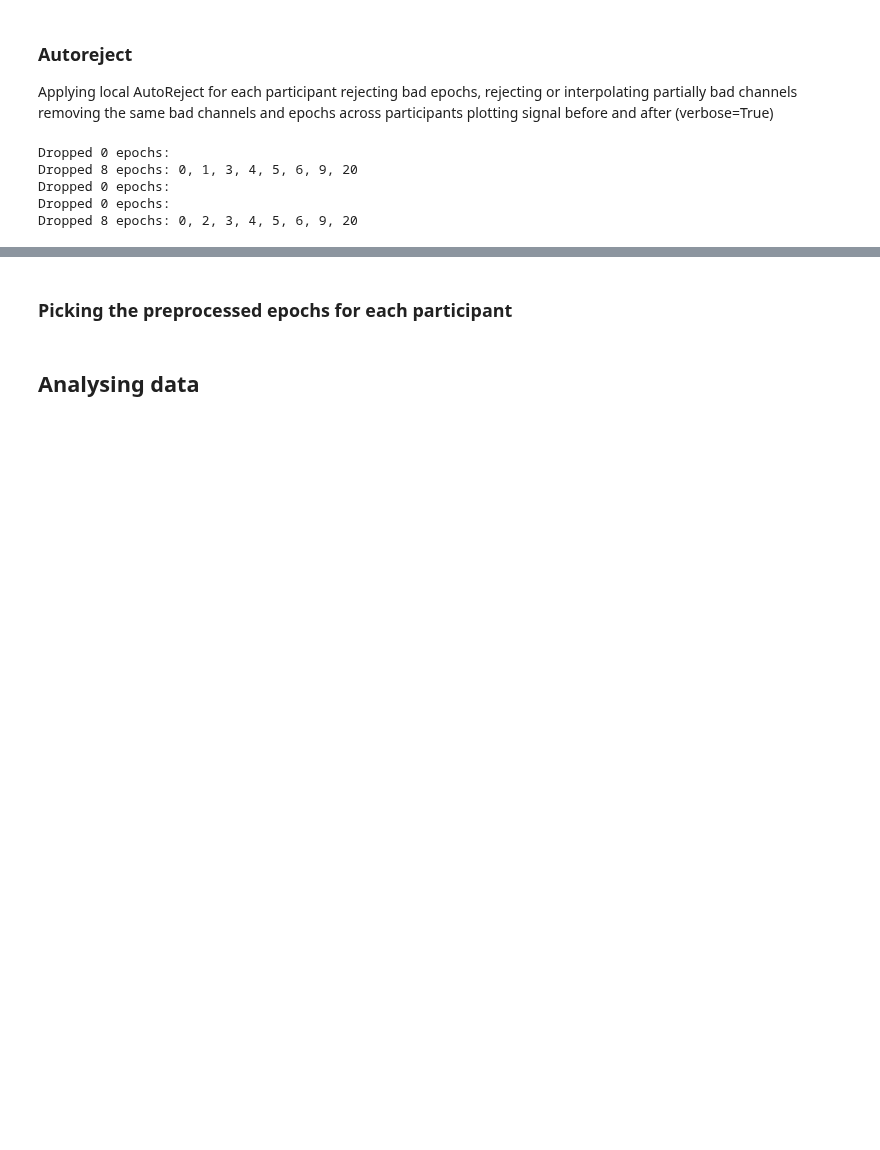
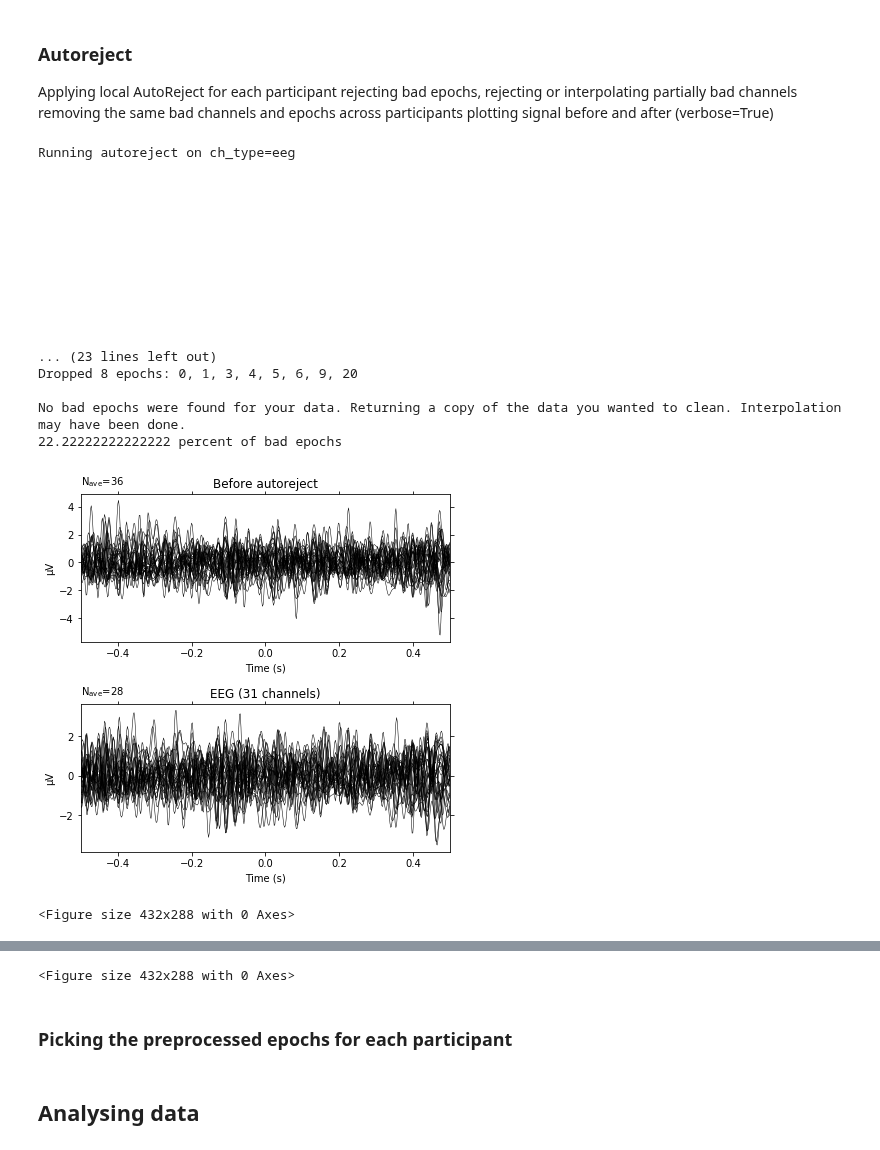
Before and after one commit to ppsp-team/HyPyP, a Jupyter notebook: tutorial/getting_started.ipynb, the cells around one changed output, grey strips where cells are left out. Cells and saved outputs as stored; diff of their text form; code cells hidden in the pictures; blank space fills up the shorter version.

```diff
--- a/tutorial/getting_started.ipynb
+++ b/tutorial/getting_started.ipynb
@@ -145,10 +145,28 @@ Which IC do you want to use as a template? Index begins at zero. If you do not w
 
 Applying local AutoReject for each participant rejecting bad epochs, rejecting or interpolating partially bad channels removing the same bad channels and epochs across participants plotting signal before and after (verbose=True)
 # %%
-cleaned_epochs_AR = prep.AR_local(cleaned_epochs_ICA)
+cleaned_epochs_AR, dic_AR = prep.AR_local(cleaned_epochs_ICA,
+                                          strategy="union",
+                                          threshold=50.0,
+                                          verbose=True
+)
 # %% [output]
-Dropped 0 epochs:
+Running autoreject on ch_type=eeg
+
+
+
+
+
+
+
+
+
+
+
+... (23 lines left out)
 Dropped 8 epochs: 0, 1, 3, 4, 5, 6, 9, 20
-Dropped 0 epochs:
-Dropped 0 epochs:
-Dropped 8 epochs: 0, 2, 3, 4, 5, 6, 9, 20
+
+No bad epochs were found for your data. Returning a copy of the data you wanted to clean. Interpolation may have been done.
+22.22222222222222 percent of bad epochs
+[figure, added]
+<Figure size 432x288 with 0 Axes>
@@ -155,3 +174,4 @@ Dropped 8 epochs: 0, 2, 3, 4, 5, 6, 9, 20
+<Figure size 432x288 with 0 Axes>
 # %% [markdown]
 ### Picking the preprocessed epochs for each participant
 # %%
```
Also changed, not shown: parts of 14 cells of this notebook, 1 other file.
